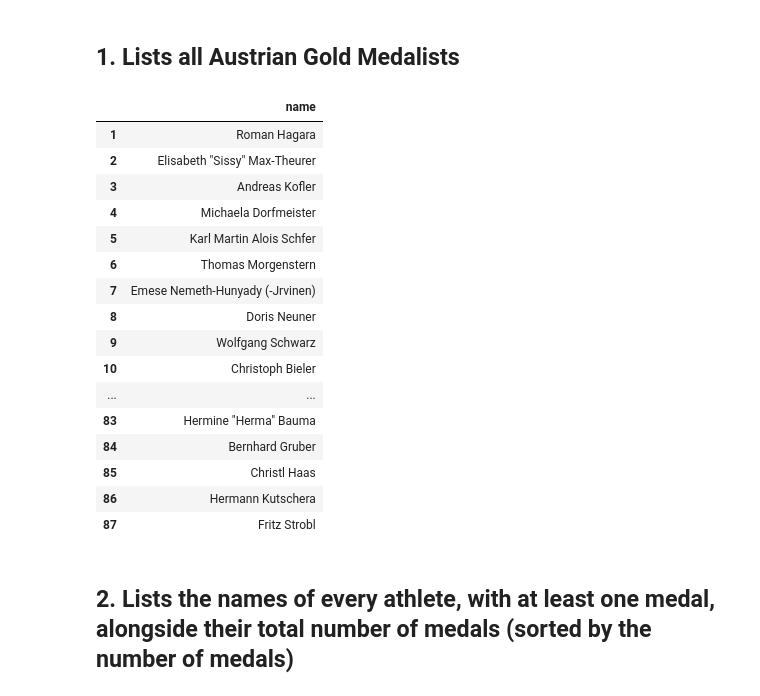
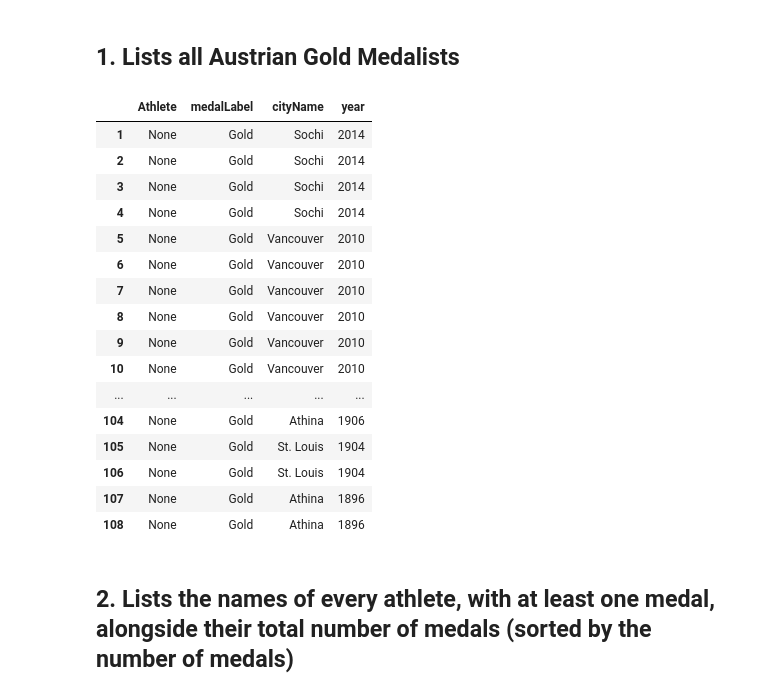
Before and after one commit to gunharth/120-years-of-Olympic-history, a Jupyter notebook: 02_Olympics.ipynb, the cells around one changed output. Cells and saved outputs as stored; diff of their text form; code cells hidden in the pictures.

```diff
--- a/02_Olympics.ipynb
+++ b/02_Olympics.ipynb
@@ -59,39 +59,59 @@ print(len(g))
 ## 1. Lists all Austrian Gold Medalists
 # %%
 result = g.query("""
+
+    PREFIX foaf:  <http://xmlns.com/foaf/0.1/>
+    PREFIX rdfs: <http://www.w3.org/2000/01/rdf-schema#>
+    PREFIX dbo: <http://dbpedia.org/ontology/>
     PREFIX ex: <http://example.org/ontology/olympics/>
-    PREFIX rdfs:  <http://www.w3.org/2000/01/rdf-schema#>
+    PREFIX noc: <http://example.org/resource/olympics/NOC/>
 
-    SELECT DISTINCT ?name
+    SELECT ?Athlete ?medalLabel ?cityName ?year
     WHERE {
-     ?instance ex:athlete ?athlete;
-     ex:medal "Gold"@en .
-     ?athlete rdfs:label ?name .
+        ?instance ex:athlete ?athlete;
+                  ex:medal ?medal;
+                  ex:games ?games;
+                  ex:event ?event .
+
+        ?medal rdfs:label ?medalLabel .
+
+        ?games dbo:location ?city ;
+        ex:season ?season;
+        dbo:year ?year .
+
+        ?city rdfs:label ?cityName .
+
+        ?season rdfs:label ?seasonName .
+
+        FILTER CONTAINS(?medalLabel,"Gold") .
+
     }
+    ORDER BY DESC(?year)
+
 """)
 
 pd.set_option('display.max_rows', 500)
 df = pd.DataFrame(result, columns=result.vars)
 df.index +=1
 df
 # %% [output]
-|  | name |
-| 1 | Roman Hagara |
-| 2 | Elisabeth "Sissy" Max-Theurer |
-| 3 | Andreas Kofler |
-| 4 | Michaela Dorfmeister |
-| 5 | Karl Martin Alois Schfer |
-| 6 | Thomas Morgenstern |
-| 7 | Emese Nemeth-Hunyady (-Jrvinen) |
-| 8 | Doris Neuner |
-| 9 | Wolfgang Schwarz |
-| 10 | Christoph Bieler |
-| ... | ... |
-| 83 | Hermine "Herma" Bauma |
-| 84 | Bernhard Gruber |
-| 85 | Christl Haas |
-| 86 | Hermann Kutschera |
-| 87 | Fritz Strobl |
+|  | Athlete | medalLabel | cityName | year |
+| 1 | None | Gold | Sochi | 2014 |
+| 2 | None | Gold | Sochi | 2014 |
+| 3 | None | Gold | Sochi | 2014 |
+| 4 | None | Gold | Sochi | 2014 |
+| 5 | None | Gold | Vancouver | 2010 |
+| 6 | None | Gold | Vancouver | 2010 |
+| 7 | None | Gold | Vancouver | 2010 |
+| 8 | None | Gold | Vancouver | 2010 |
+| 9 | None | Gold | Vancouver | 2010 |
+| 10 | None | Gold | Vancouver | 2010 |
+| ... | ... | ... | ... | ... |
+| 104 | None | Gold | Athina | 1906 |
+| 105 | None | Gold | St. Louis | 1904 |
+| 106 | None | Gold | St. Louis | 1904 |
+| 107 | None | Gold | Athina | 1896 |
+| 108 | None | Gold | Athina | 1896 |
 # %% [markdown]
 ## 2. Lists the names of every athlete, with at least one medal, alongside their total number of medals (sorted by the number of medals)
 # %%
```
Also changed, not shown: parts of 4 cells of this notebook, 4 other files.
